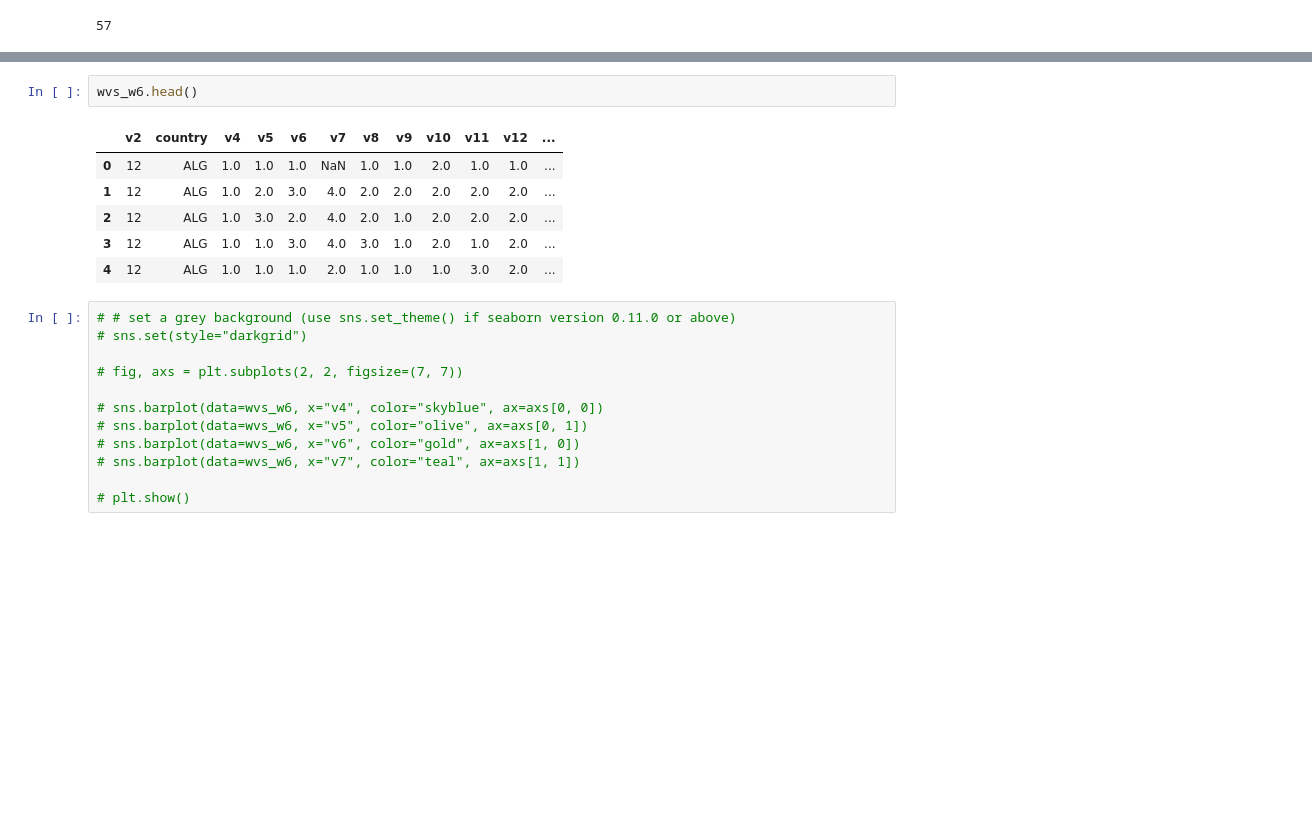
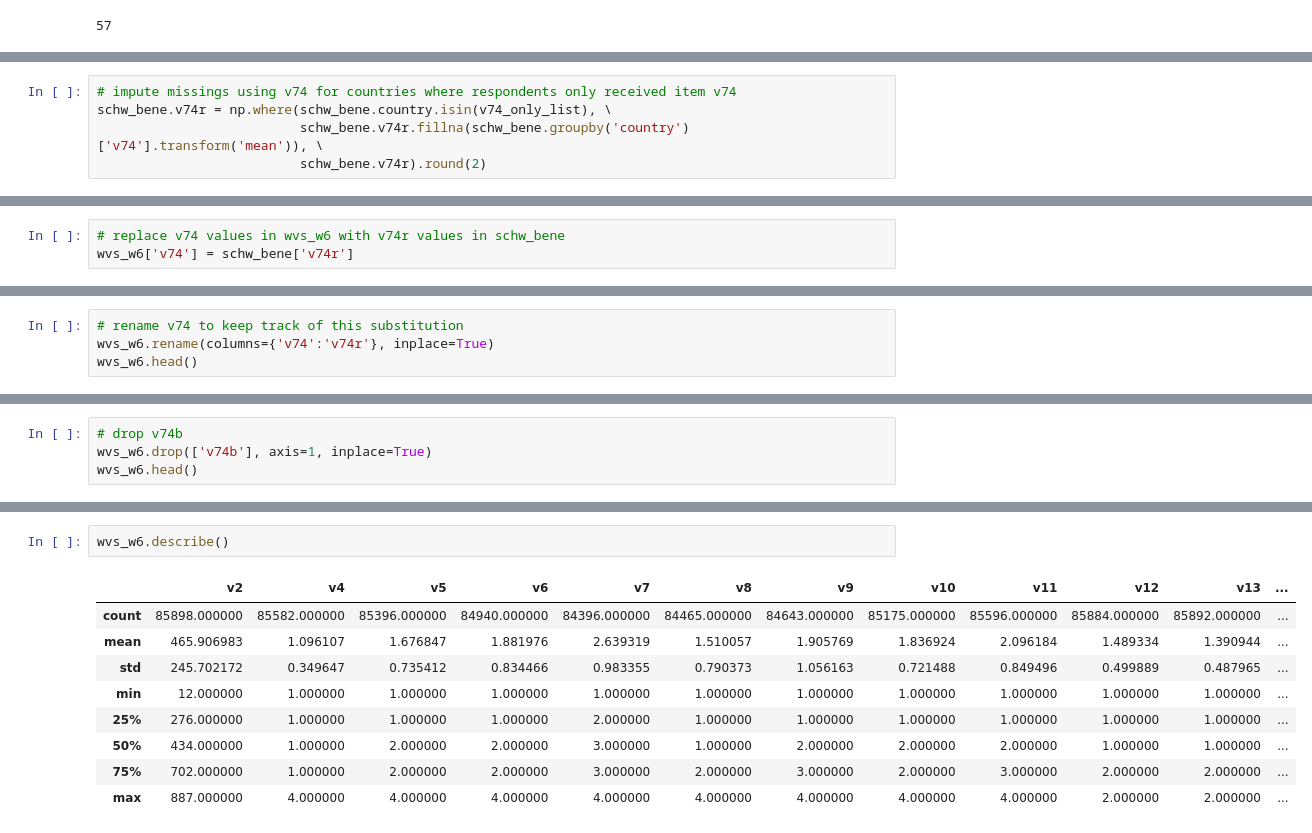
Before and after one commit to ocnrandolph/Evaluating_Happiness, a Jupyter notebook: notebooks/01_WVS_data_cleaning-dealing_with_missings.ipynb, the cells around one changed output, grey strips where cells are left out. Cells and saved outputs as stored; diff of their text form; blank space fills up the shorter version.

Commit message:
finished v74; continue to deal with missings for remaining variables

```diff
--- a/notebooks/01_WVS_data_cleaning-dealing_with_missings.ipynb
+++ b/notebooks/01_WVS_data_cleaning-dealing_with_missings.ipynb
@@ -494,0 +782,5 @@ For the most part, people tended to show a willingness to help help society more
+# %%
+# impute missings using v74 for countries where respondents only received item v74
+schw_bene.v74r = np.where(schw_bene.country.isin(v74_only_list), \
+                          schw_bene.v74r.fillna(schw_bene.groupby('country')['v74'].transform('mean')), \
+                          schw_bene.v74r).round(2)
@@ -494,0 +872,3 @@ For the most part, people tended to show a willingness to help help society more
+# %%
+# replace v74 values in wvs_w6 with v74r values in schw_bene
+wvs_w6['v74'] = schw_bene['v74r']
@@ -494,0 +887,4 @@ For the most part, people tended to show a willingness to help help society more
+# %%
+# rename v74 to keep track of this substitution
+wvs_w6.rename(columns={'v74':'v74r'}, inplace=True)
+wvs_w6.head()
@@ -494,0 +898,4 @@ For the most part, people tended to show a willingness to help help society more
+# %%
+# drop v74b
+wvs_w6.drop(['v74b'], axis=1, inplace=True)
+wvs_w6.head()
@@ -495,21 +909,12 @@ For the most part, people tended to show a willingness to help help society more
 # %%
-wvs_w6.head()
+wvs_w6.describe()
 # %% [output]
-|  | v2 | country | v4 | v5 | v6 | v7 | v8 | v9 | v10 | v11 | v12 | ... |
-| 0 | 12 | ALG | 1.0 | 1.0 | 1.0 | NaN | 1.0 | 1.0 | 2.0 | 1.0 | 1.0 | ... |
-| 1 | 12 | ALG | 1.0 | 2.0 | 3.0 | 4.0 | 2.0 | 2.0 | 2.0 | 2.0 | 2.0 | ... |
-| 2 | 12 | ALG | 1.0 | 3.0 | 2.0 | 4.0 | 2.0 | 1.0 | 2.0 | 2.0 | 2.0 | ... |
-| 3 | 12 | ALG | 1.0 | 1.0 | 3.0 | 4.0 | 3.0 | 1.0 | 2.0 | 1.0 | 2.0 | ... |
-| 4 | 12 | ALG | 1.0 | 1.0 | 1.0 | 2.0 | 1.0 | 1.0 | 1.0 | 3.0 | 2.0 | ... |
+|  | v2 | v4 | v5 | v6 | v7 | v8 | v9 | v10 | v11 | v12 | v13 | ... |
+| count | 85898.000000 | 85582.000000 | 85396.000000 | 84940.000000 | 84396.000000 | 84465.000000 | 84643.000000 | 85175.000000 | 85596.000000 | 85884.000000 | 85892.000000 | ... |
+| mean | 465.906983 | 1.096107 | 1.676847 | 1.881976 | 2.639319 | 1.510057 | 1.905769 | 1.836924 | 2.096184 | 1.489334 | 1.390944 | ... |
+| std | 245.702172 | 0.349647 | 0.735412 | 0.834466 | 0.983355 | 0.790373 | 1.056163 | 0.721488 | 0.849496 | 0.499889 | 0.487965 | ... |
+| min | 12.000000 | 1.000000 | 1.000000 | 1.000000 | 1.000000 | 1.000000 | 1.000000 | 1.000000 | 1.000000 | 1.000000 | 1.000000 | ... |
+| 25% | 276.000000 | 1.000000 | 1.000000 | 1.000000 | 2.000000 | 1.000000 | 1.000000 | 1.000000 | 1.000000 | 1.000000 | 1.000000 | ... |
+| 50% | 434.000000 | 1.000000 | 2.000000 | 2.000000 | 3.000000 | 1.000000 | 2.000000 | 2.000000 | 2.000000 | 1.000000 | 1.000000 | ... |
+| 75% | 702.000000 | 1.000000 | 2.000000 | 2.000000 | 3.000000 | 2.000000 | 3.000000 | 2.000000 | 3.000000 | 2.000000 | 2.000000 | ... |
+| max | 887.000000 | 4.000000 | 4.000000 | 4.000000 | 4.000000 | 4.000000 | 4.000000 | 4.000000 | 4.000000 | 2.000000 | 2.000000 | ... |
-# %%
-# # set a grey background (use sns.set_theme() if seaborn version 0.11.0 or above)
-# sns.set(style="darkgrid")
-
-# fig, axs = plt.subplots(2, 2, figsize=(7, 7))
-
-# sns.barplot(data=wvs_w6, x="v4", color="skyblue", ax=axs[0, 0])
-# sns.barplot(data=wvs_w6, x="v5", color="olive", ax=axs[0, 1])
-# sns.barplot(data=wvs_w6, x="v6", color="gold", ax=axs[1, 0])
-# sns.barplot(data=wvs_w6, x="v7", color="teal", ax=axs[1, 1])
-
-# plt.show()
```
Also changed, not shown: parts of 51 cells of this notebook.
